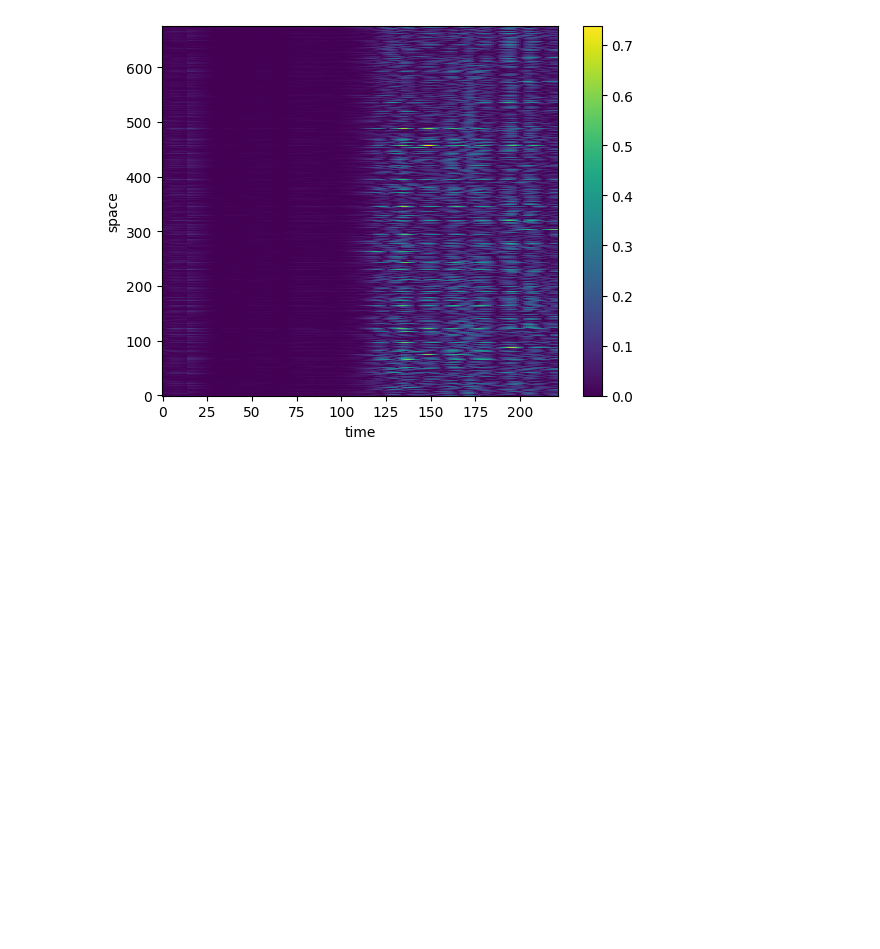
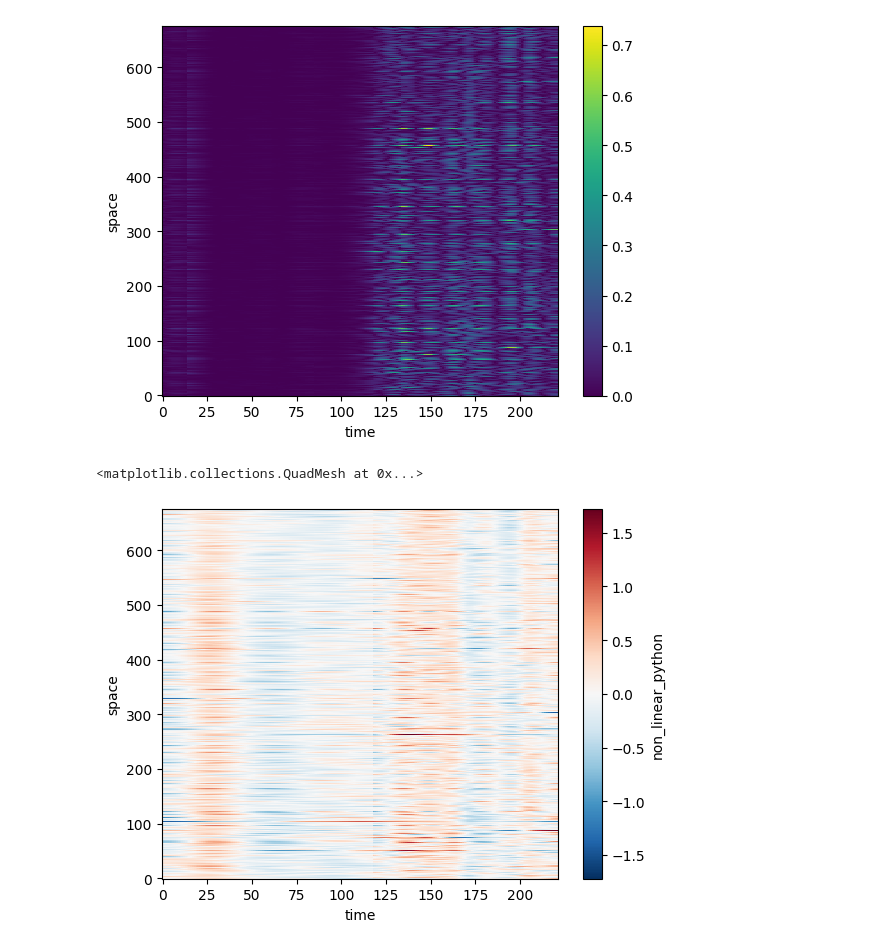
Before and after one commit to TUDelftGeodesy/DePSI, a Jupyter notebook: examples/notebooks/demo_atmosphere_estimation.ipynb, the cells around one changed output. Cells and saved outputs as stored; diff of their text form; code cells hidden in the pictures; blank space fills up the shorter version.

Commit message:
add examples of two filter_lengths

```diff
--- a/examples/notebooks/demo_atmosphere_estimation.ipynb
+++ b/examples/notebooks/demo_atmosphere_estimation.ipynb
@@ -56,3 +56,29 @@ ae.plot(x="time", y="space")
 # %% [output]
 <matplotlib.collections.QuadMesh at 0x...>
 [figure]
+# %%
+first_part = estimate_non_linear_deformation(
+        psc_phase=stm["psc_phase"],
+        baseline_years=stm["years"],
+        filter_length=30,
+        method='gaussian',
+    )
+# %%
+second_part = estimate_non_linear_deformation(
+        psc_phase=stm["psc_phase"],
+        baseline_years=stm["years"],
+        filter_length=15,
+        method='gaussian',
+    )
+# %%
+non_linear["non_linear_python"] = xr.concat(
+    [first_part.isel(time=np.arange(0,118)),
+     second_part.isel(time=np.arange(118,222)),
+    ],
+    dim="time"
+)
+# %%
+non_linear["non_linear_python"].plot(x="time", y="space")
+# %% [output]
+<matplotlib.collections.QuadMesh at 0x...>
+[figure, added]
```
Also changed, not shown: parts of 1 cell of this notebook.
